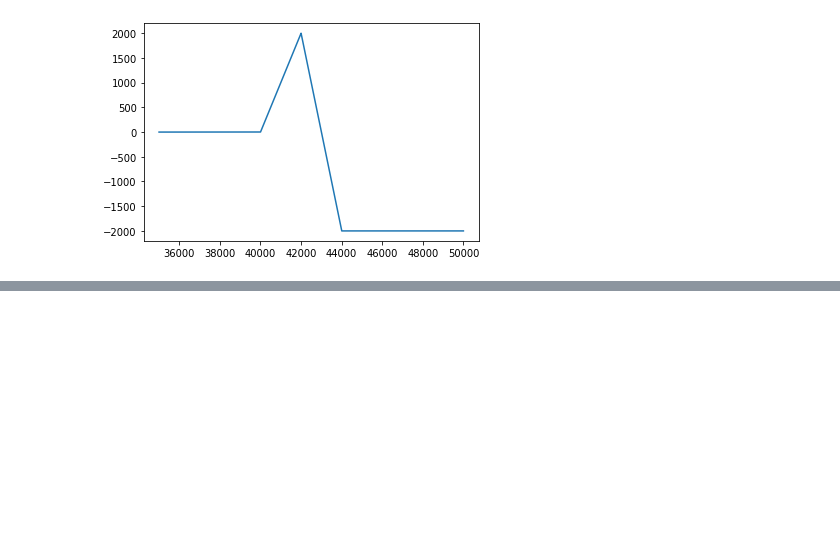
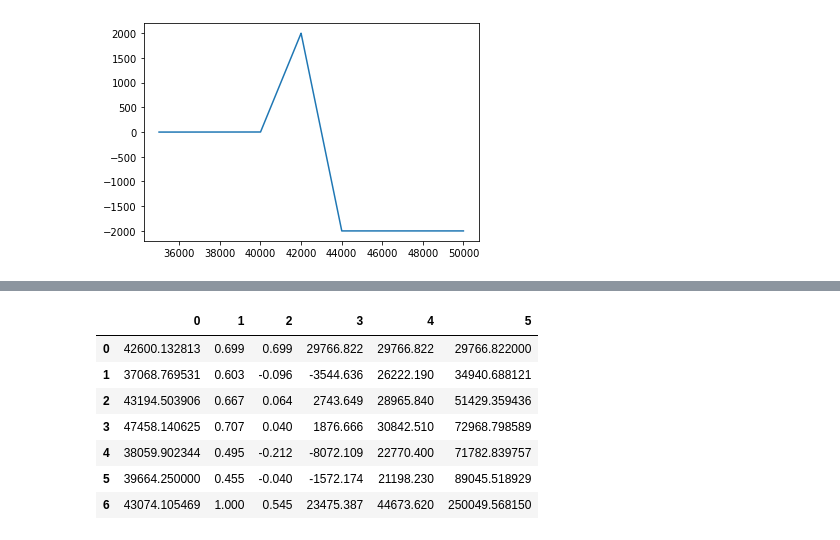
Before and after one commit to gmadurov/Financial-Mathematics, a Jupyter notebook: option pricing.ipynb, the cells around one changed output, grey strips where cells are left out. Cells and saved outputs as stored; diff of their text form; code cells hidden in the pictures; blank space fills up the shorter version.

```diff
--- a/option pricing.ipynb
+++ b/option pricing.ipynb
@@ -416,0 +519,11 @@ delta, theta, gamma, vega, rho
+# %%
+delta_hedging(t, r, num, sigma, TF, 44000)
+# %% [output]
+|  | 0 | 1 | 2 | 3 | 4 | 5 |
+| 0 | 42600.132813 | 0.699 | 0.699 | 29766.822 | 29766.822 | 29766.822000 |
+| 1 | 37068.769531 | 0.603 | -0.096 | -3544.636 | 26222.190 | 34940.688121 |
+| 2 | 43194.503906 | 0.667 | 0.064 | 2743.649 | 28965.840 | 51429.359436 |
+| 3 | 47458.140625 | 0.707 | 0.040 | 1876.666 | 30842.510 | 72968.798589 |
+| 4 | 38059.902344 | 0.495 | -0.212 | -8072.109 | 22770.400 | 71782.839757 |
+| 5 | 39664.250000 | 0.455 | -0.040 | -1572.174 | 21198.230 | 89045.518929 |
+| 6 | 43074.105469 | 1.000 | 0.545 | 23475.387 | 44673.620 | 250049.568150 |
```
Also changed, not shown: parts of 7 cells of this notebook.
